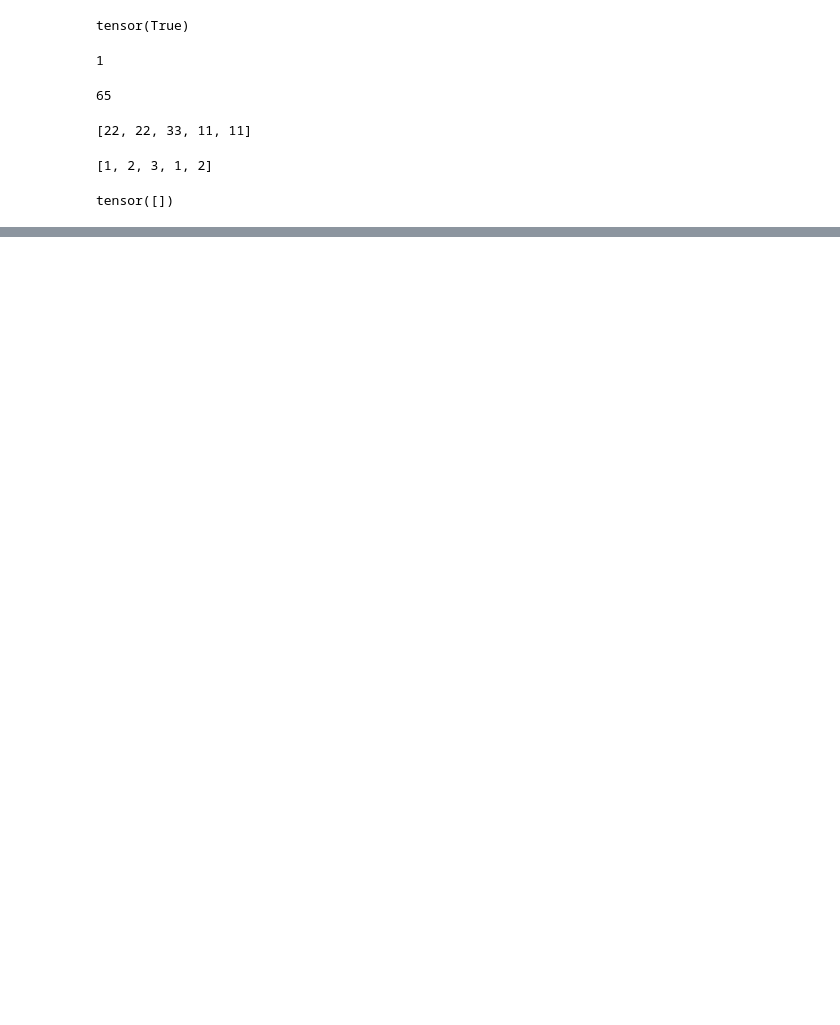
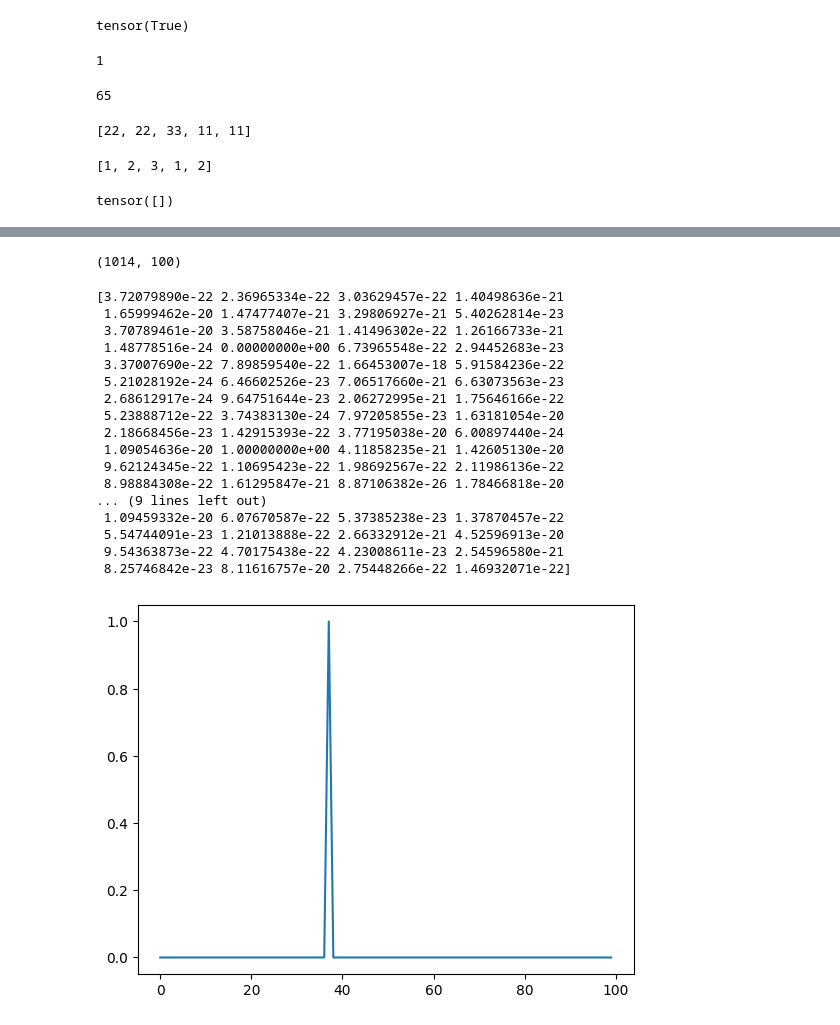
Before and after one commit to bjzhb666/GS-LoRA, a Jupyter notebook: Face-Transformer/test.ipynb, the cells around one changed output, grey strips where cells are left out. Drawn from its saved outputs; the diff is of its cells as text; code cells hidden in the pictures; blank space fills up the shorter version.

```diff
--- a/Face-Transformer/test.ipynb
+++ b/Face-Transformer/test.ipynb
@@ -661,0 +691,34 @@ tensor([])
+# %%
+all_outputs = np.load('all_outputs.npy')
+# %%
+all_outputs.shape
+# %% [output]
+(1014, 100)
+# %%
+# 画出第一个样本的预测结果
+import matplotlib.pyplot as plt
+import torch
+# 对all_outputs进行softmax
+softmax_output = torch.softmax(torch.tensor(all_outputs[10]).squeeze(), dim=0).numpy()
+print(softmax_output)
+plt.plot(softmax_output)
+plt.show()
+# %% [output]
+[3.72079890e-22 2.36965334e-22 3.03629457e-22 1.40498636e-21
+ 1.65999462e-20 1.47477407e-21 3.29806927e-21 5.40262814e-23
+ 3.70789461e-20 3.58758046e-21 1.41496302e-22 1.26166733e-21
+ 1.48778516e-24 0.00000000e+00 6.73965548e-22 2.94452683e-23
+ 3.37007690e-22 7.89859540e-22 1.66453007e-18 5.91584236e-22
+ 5.21028192e-24 6.46602526e-23 7.06517660e-21 6.63073563e-23
+ 2.68612917e-24 9.64751644e-23 2.06272995e-21 1.75646166e-22
+ 5.23888712e-22 3.74383130e-24 7.97205855e-23 1.63181054e-20
+ 2.18668456e-23 1.42915393e-22 3.77195038e-20 6.00897440e-24
+ 1.09054636e-20 1.00000000e+00 4.11858235e-21 1.42605130e-20
+ 9.62124345e-22 1.10695423e-22 1.98692567e-22 2.11986136e-22
+ 8.98884308e-22 1.61295847e-21 8.87106382e-26 1.78466818e-20
+... (9 lines left out)
+ 1.09459332e-20 6.07670587e-22 5.37385238e-23 1.37870457e-22
+ 5.54744091e-23 1.21013888e-22 2.66332912e-21 4.52596913e-20
+ 9.54363873e-22 4.70175438e-22 4.23008611e-23 2.54596580e-21
+ 8.25746842e-23 8.11616757e-20 2.75448266e-22 1.46932071e-22]
+[figure, added]
```
Also changed, not shown: parts of 12 cells of this notebook, 16 other files.
